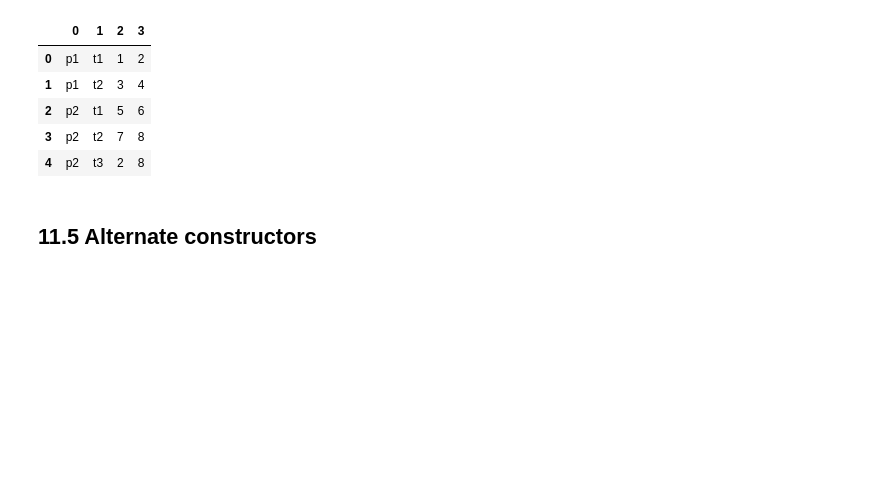
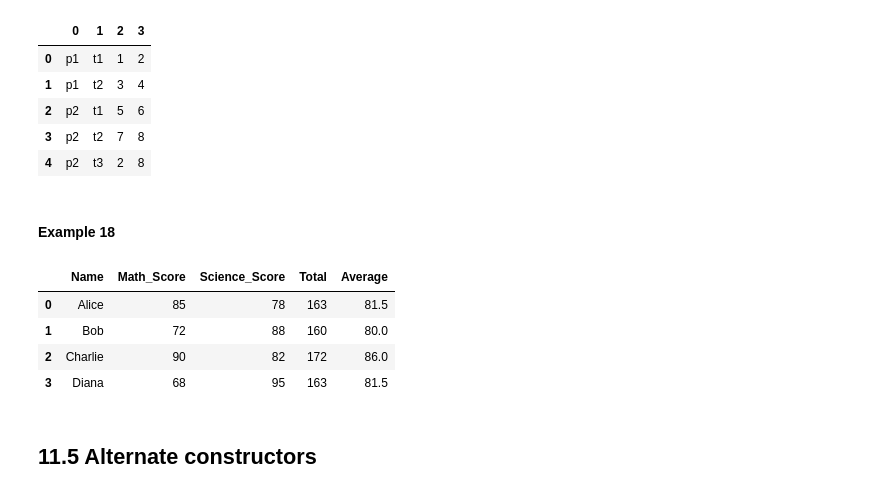
Before and after one commit to yeugeneu/Week1-Intro-to-Python, a Jupyter notebook: introduction_to_python.ipynb, the cells around one changed output. Cells and saved outputs as stored; diff of their text form; code cells hidden in the pictures; blank space fills up the shorter version.

Commit message:
Add remaining examples (20 in total)

```diff
--- a/introduction_to_python.ipynb
+++ b/introduction_to_python.ipynb
@@ -1491,6 +1603,33 @@ df
 | 2 | p2 | t1 | 5 | 6 |
 | 3 | p2 | t2 | 7 | 8 |
 | 4 | p2 | t3 | 2 | 8 |
+# %% [markdown]
+#### Example 18
+# %%
+# Example 18:Imagine you have data for a small group of students, including their Name, Math_Score, and Science_Score.
+# Create a pandas DataFrame called students_df with the following data:
+# Names: Alice, Bob, Charlie, Diana
+# Math Scores: 85, 72, 90, 68
+# Science Scores: 78, 88, 82, 95
+# Add a new column called Total that is the sum of Math_Score and Science_Score for each student.
+# Add another new column for Average
+
+dict = {'Name': ['Alice', 'Bob', 'Charlie', 'Diana'], 'Math_Score': [85, 72, 90, 68], 'Science_Score': [78, 88, 82, 95]}
+students_df = pd.DataFrame(dict)
+
+# Calculate and add a column for total (Math+Science Scores)
+students_df['Total'] = students_df['Math_Score'] + students_df['Science_Score']
+
+# Average should be Total/2
+students_df['Average'] = students_df['Total'] / 2
+
+students_df
+# %% [output]
+|  | Name | Math_Score | Science_Score | Total | Average |
+| 0 | Alice | 85 | 78 | 163 | 81.5 |
+| 1 | Bob | 72 | 88 | 160 | 80.0 |
+| 2 | Charlie | 90 | 82 | 172 | 86.0 |
+| 3 | Diana | 68 | 95 | 163 | 81.5 |
 # %% [markdown]
 ## 11.5 Alternate constructors
 # %% [markdown]
```
Also changed, not shown: parts of 58 cells of this notebook.
